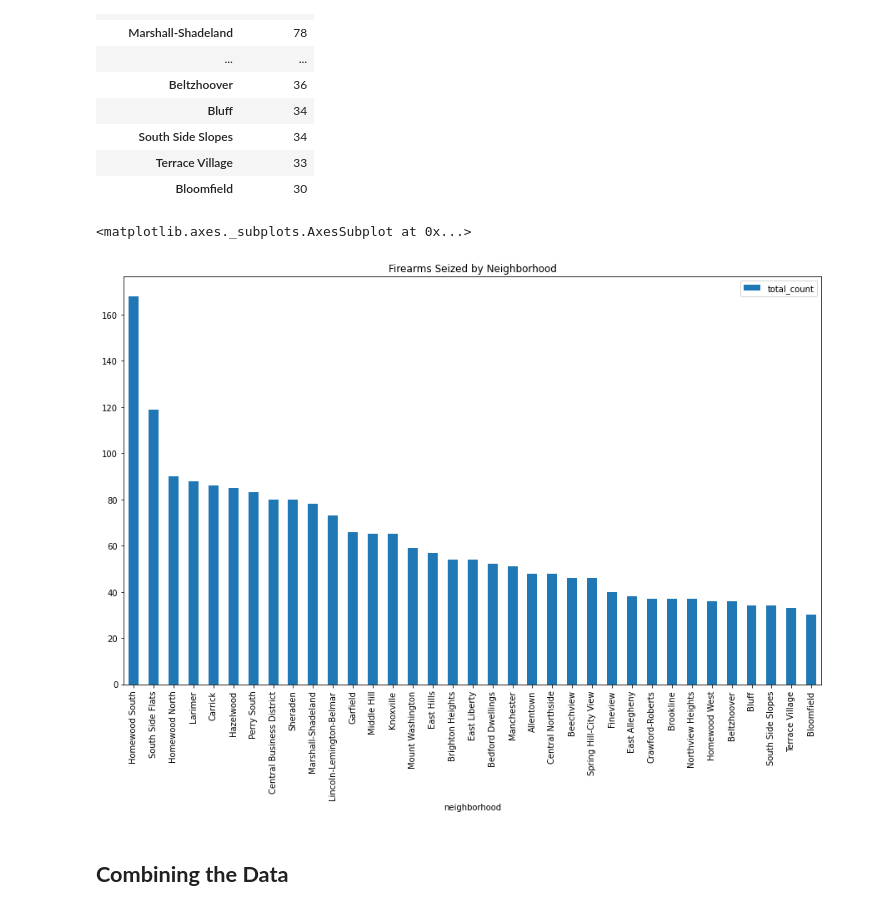
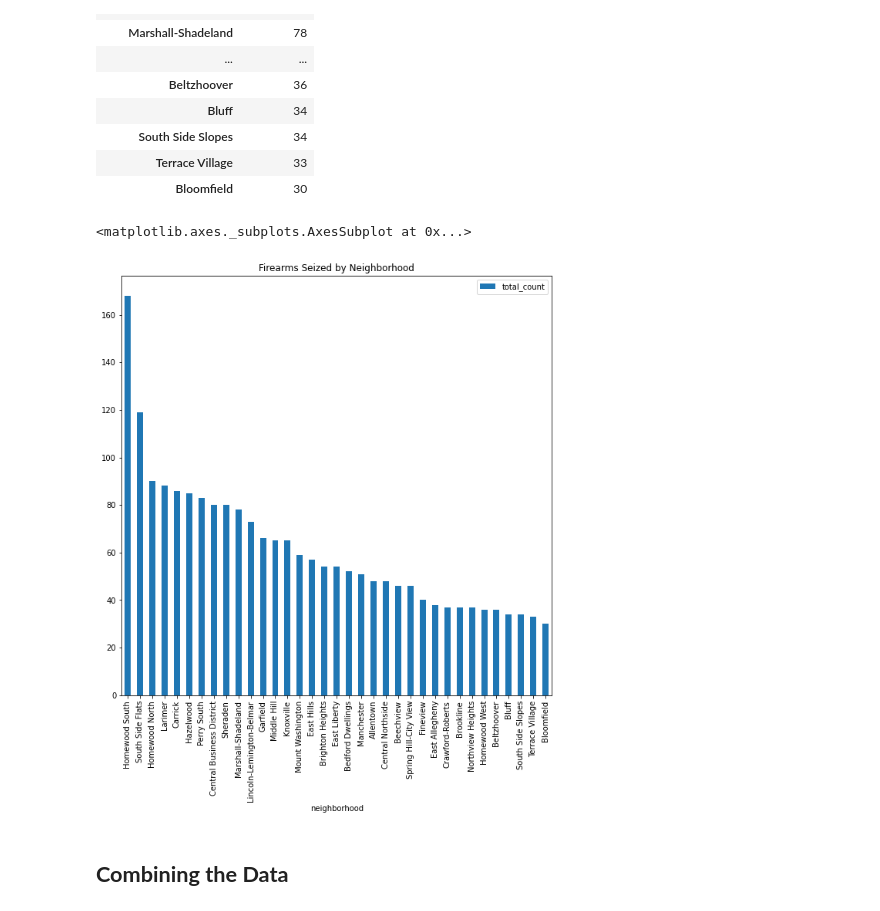
Before and after one commit to CalTsai77/Python-Data-Analysis-with-pandas-, a Jupyter notebook: final.ipynb, the cells around one changed output. Drawn from its saved outputs; the diff is of its cells as text; code cells hidden in the pictures.

```diff
--- a/final.ipynb
+++ b/final.ipynb
@@ -131,10 +131,10 @@ most_firearms.head(35)
 | Terrace Village | 33 |
 | Bloomfield | 30 |
 # %%
-most_firearms.plot.bar(title = "Firearms Seized by Neighborhood", figsize=(15,9), stacked = True)
+most_firearms.plot.bar(title = "Firearms Seized by Neighborhood", figsize=(10,10), stacked = True)
 # %% [output]
 <matplotlib.axes._subplots.AxesSubplot at 0x...>
-[figure, old version]
+[figure, new version]
 # %% [markdown]
 ## **Combining the Data**
 # %%
```
Also changed, not shown: parts of 4 cells of this notebook, 1 other file.
